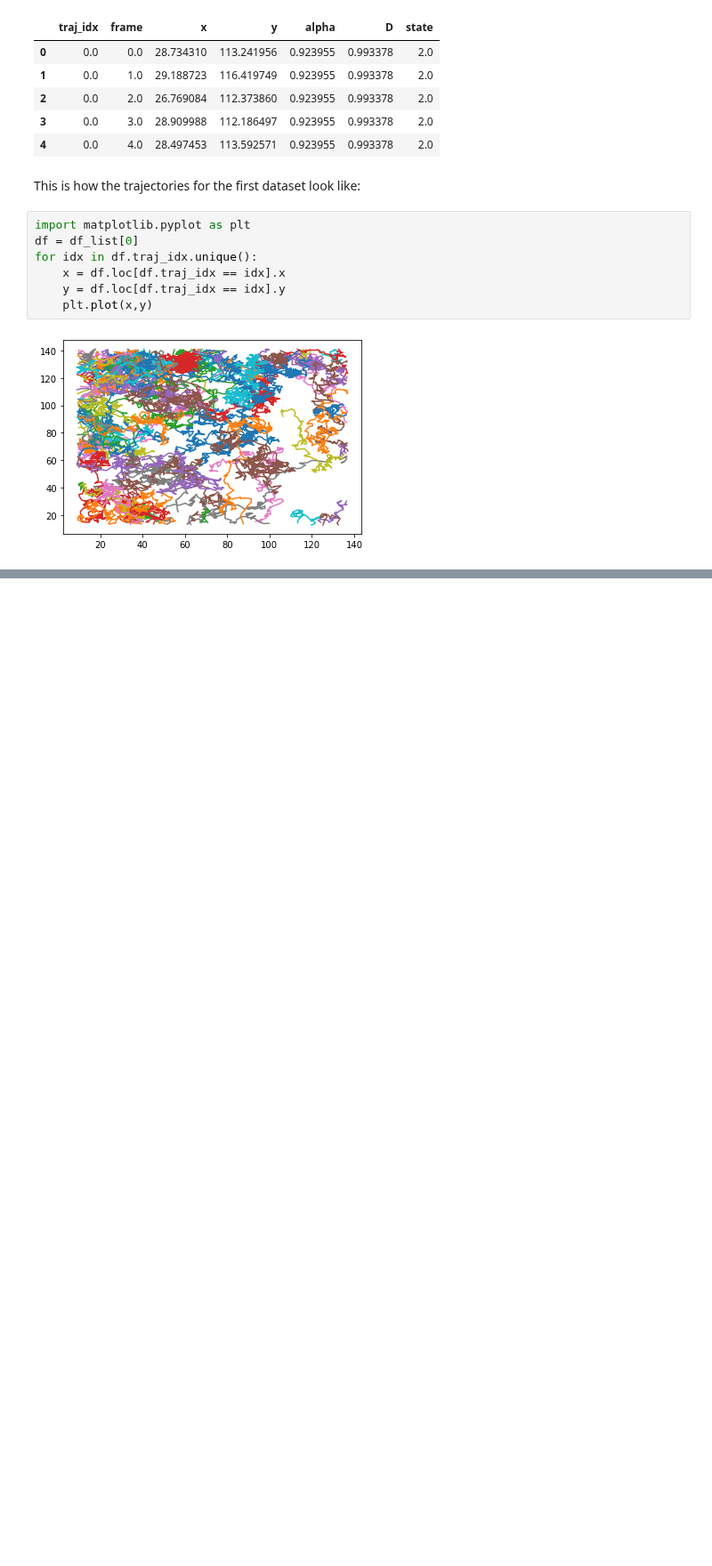
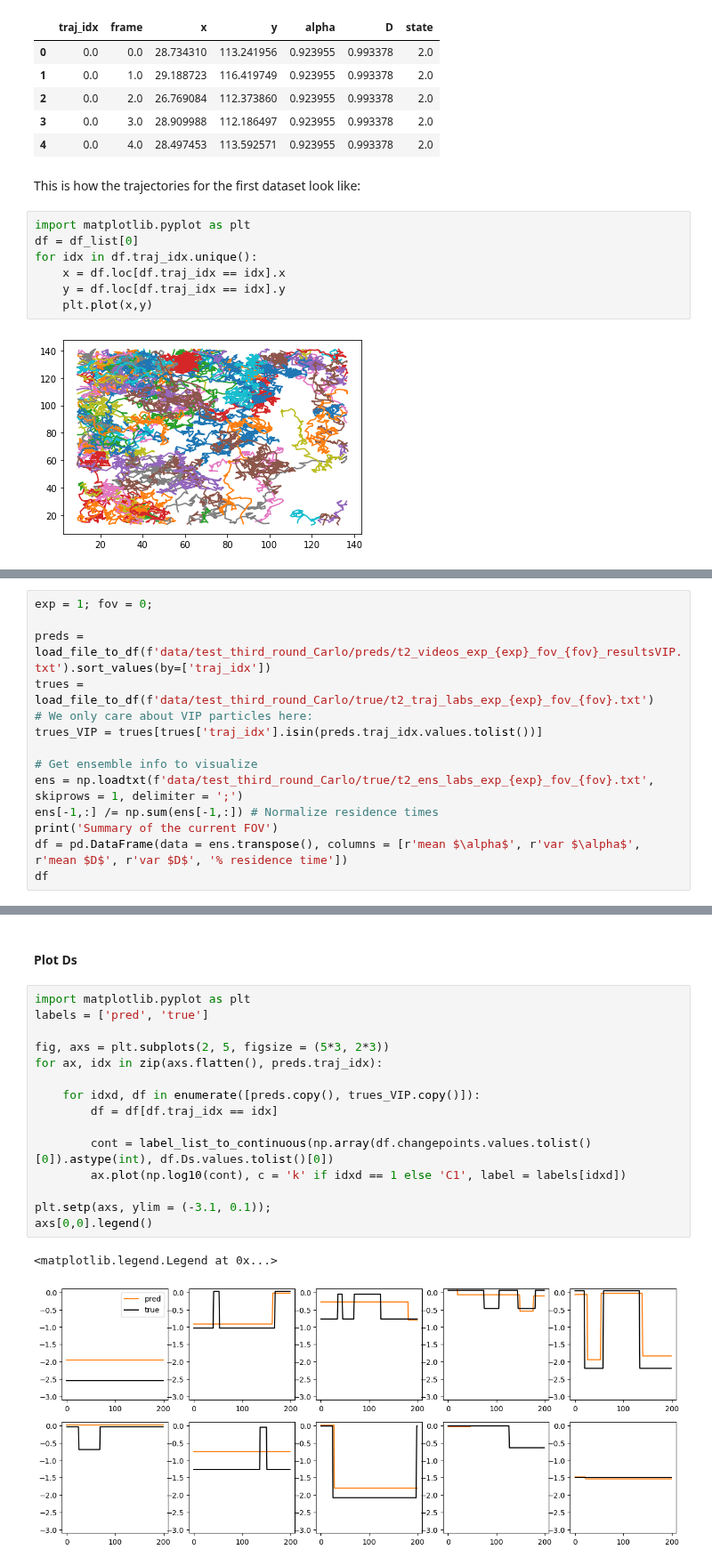
Before and after one commit to AnDiChallenge/andi_datasets, a Jupyter notebook: testing/second_third_round.ipynb, the cells around one changed output, grey strips where cells are left out. Shown at 89% size. Saved outputs shown, nothing was run; the diff lists cells and outputs as text; blank space fills up the shorter version.

```diff
--- a/testing/second_round.ipynb
+++ b/testing/second_third_round.ipynb
@@ -89,0 +116,14 @@ for idx in df.traj_idx.unique():
+# %%
+exp = 1; fov = 0;
+
+preds = load_file_to_df(f'data/test_third_round_Carlo/preds/t2_videos_exp_{exp}_fov_{fov}_resultsVIP.txt').sort_values(by=['traj_idx'])
+trues = load_file_to_df(f'data/test_third_round_Carlo/true/t2_traj_labs_exp_{exp}_fov_{fov}.txt')
+# We only care about VIP particles here:
+trues_VIP = trues[trues['traj_idx'].isin(preds.traj_idx.values.tolist())]
+
+# Get ensemble info to visualize
+ens = np.loadtxt(f'data/test_third_round_Carlo/true/t2_ens_labs_exp_{exp}_fov_{fov}.txt', skiprows = 1, delimiter = ';')
+ens[-1,:] /= np.sum(ens[-1,:]) # Normalize residence times
+print('Summary of the current FOV')
+df = pd.DataFrame(data = ens.transpose(), columns = [r'mean $\alpha$', r'var $\alpha$', r'mean $D$', r'var $D$', '% residence time'])
+df
@@ -89,0 +182,20 @@ for idx in df.traj_idx.unique():
+# %% [markdown]
+#### Plot Ds
+# %%
+import matplotlib.pyplot as plt
+labels = ['pred', 'true']
+
+fig, axs = plt.subplots(2, 5, figsize = (5*3, 2*3))
+for ax, idx in zip(axs.flatten(), preds.traj_idx):
+
+    for idxd, df in enumerate([preds.copy(), trues_VIP.copy()]):
+        df = df[df.traj_idx == idx]
+
+        cont = label_list_to_continuous(np.array(df.changepoints.values.tolist()[0]).astype(int), df.Ds.values.tolist()[0])
+        ax.plot(np.log10(cont), c = 'k' if idxd == 1 else 'C1', label = labels[idxd])
+
+plt.setp(axs, ylim = (-3.1, 0.1));
+axs[0,0].legend()
+# %% [output]
+<matplotlib.legend.Legend at 0x...>
+[figure, added]
```
Also changed, not shown: parts of 18 cells of this notebook, 46 other files.
